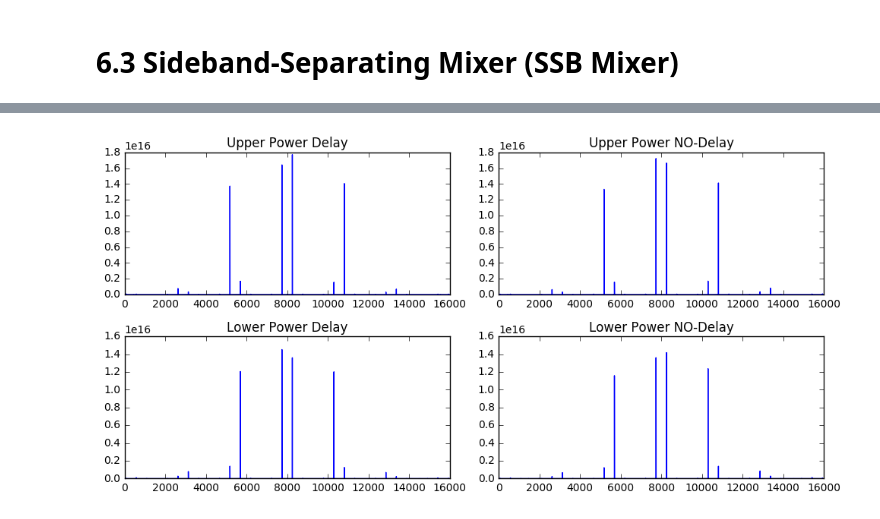
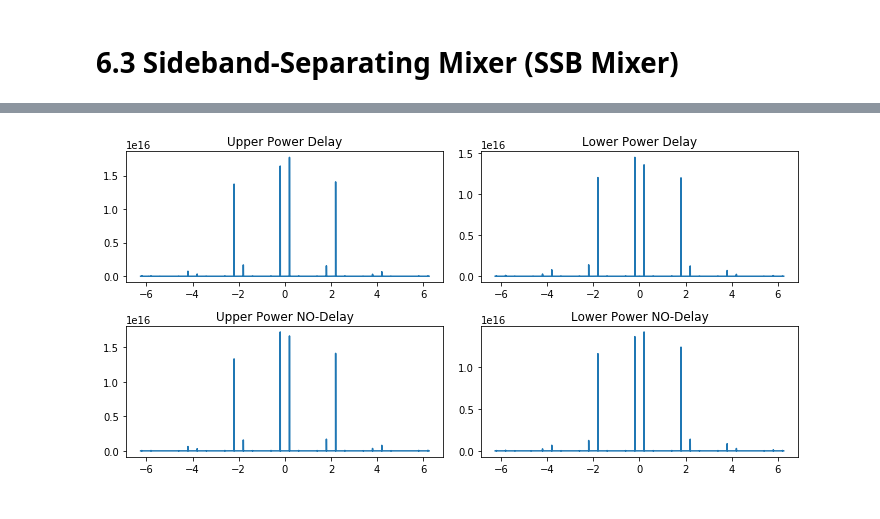
Before and after one commit to arthurm101/radiolab, a Jupyter notebook: Lab 1/Lab1_Mixer.ipynb, the cells around one changed output, grey strips where cells are left out. Cells and saved outputs as stored; diff of their text form; code cells hidden in the pictures.

```diff
--- a/Lab 1/Lab1_Mixer.ipynb
+++ b/Lab 1/Lab1_Mixer.ipynb
@@ -17,14 +17,14 @@ import cmath
 This code cell will import all the data that we need for our plotting purposes as well as for when we calculate the DFT, Power and Voltage spectrums.
 # %%
 data1 = np.load('data1.npy')/6.2 -42
-data2 = np.load('data2.npy')/6.2 -42
-data3 = np.load('data3.npy')/6.2 -42
-data4 = np.load('data4.npy')/6.2 -42
-data5 = np.load('data5.npy')/6.2 -42
-data6 = np.load('data6.npy')/6.2 -42
-data7 = np.load('data7.npy')/6.2 -42
-data8 = np.load('data8.npy')/6.2 -42
-data9 = np.load('data9.npy')/6.2 -42
+#data2 = np.load('data2.npy')/6.2 -42
+#data3 = np.load('data3.npy')/6.2 -42
+#data4 = np.load('data4.npy')/6.2 -42
+#data5 = np.load('data5.npy')/6.2 -42
+#data6 = np.load('data6.npy')/6.2 -42
+#data7 = np.load('data7.npy')/6.2 -42
+#data8 = np.load('data8.npy')/6.2 -42
+#data9 = np.load('data9.npy')/6.2 -42
 
 data = np.load('all_data.npy')
 #data = np.vstack((data1, data2, data3, data4, data5, data6, data7, data8, data9))
@@ -768,20 +702,23 @@ plt.plot(np.fft.fftshift(power_delayL))
 # %%
 # ALL SSB MIXER PLOTS
-
+vsamp = 12.5e6
 fig = plt.figure(figsize=(10,5))
 ax1 = fig.add_subplot(2,2,1)
 ax2 = fig.add_subplot(2,2,2)
 ax3 = fig.add_subplot(2,2,3)
 ax4 = fig.add_subplot(2,2,4)
 
-ax1.plot(np.fft.fftshift(power_delay))
+freq = np.fft.fftfreq(len(power_delay), d = 1/vsamp)/1e6
+
+
+ax1.plot(np.fft.fftshift(freq), np.fft.fftshift(power_delay))
 ax1.set_title('Upper Power Delay')
-ax2.plot(np.fft.fftshift(power_nodelay))
-ax2.set_title('Upper Power NO-Delay')
-ax3.plot(np.fft.fftshift(power_delayL))
-ax3.set_title('Lower Power Delay')
-ax4.plot(np.fft.fftshift(power_nodelayL))
+ax3.plot(np.fft.fftshift(freq), np.fft.fftshift(power_nodelay))
+ax3.set_title('Upper Power NO-Delay')
+ax2.plot(np.fft.fftshift(freq), np.fft.fftshift(power_delayL))
+ax2.set_title('Lower Power Delay')
+ax4.plot(np.fft.fftshift(freq), np.fft.fftshift(power_nodelayL))
 ax4.set_title('Lower Power NO-Delay')
 plt.tight_layout()
 # %% [output]
-[figure, old version]
+[figure, new version]
```
Also changed, not shown: parts of 33 cells of this notebook.
